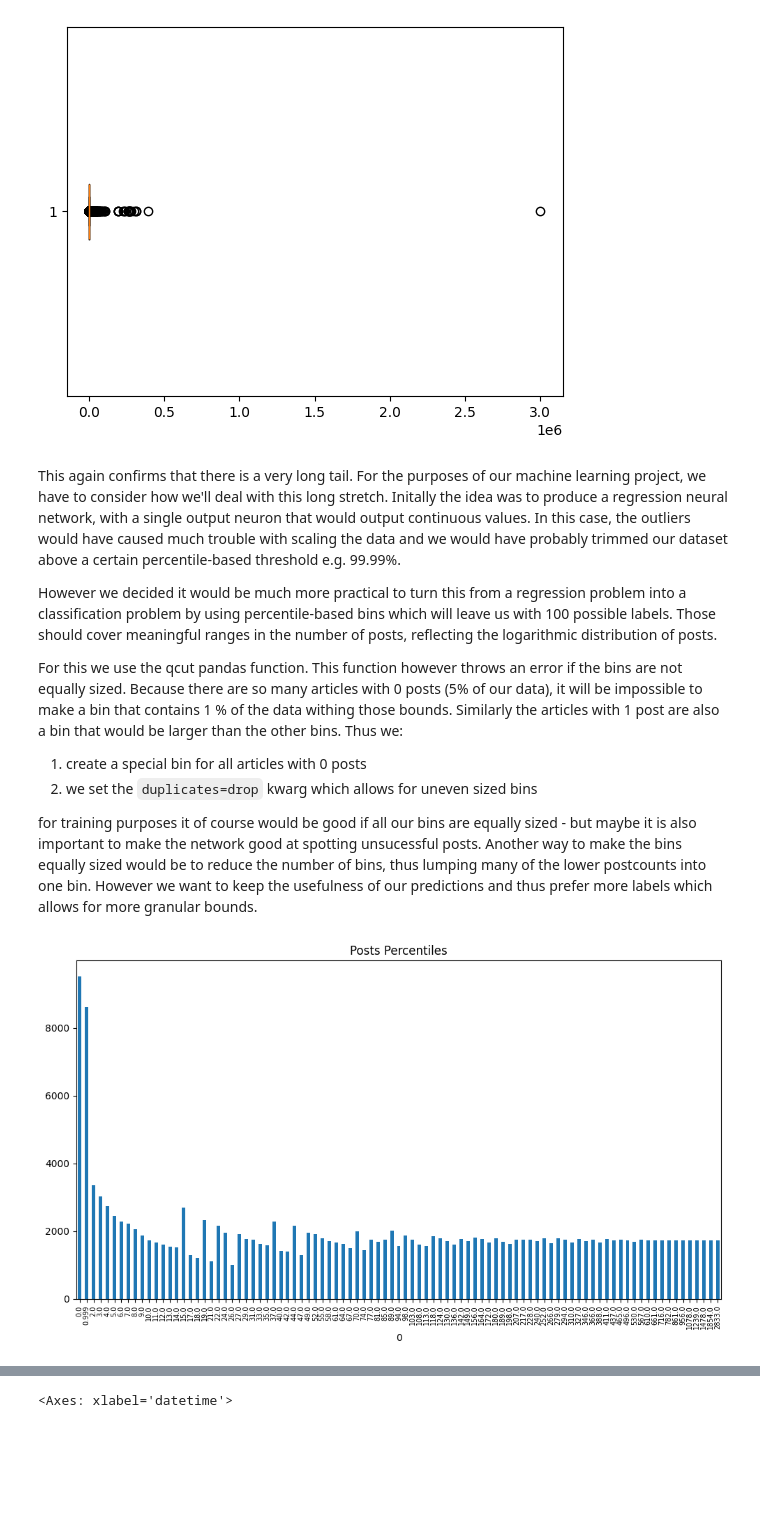
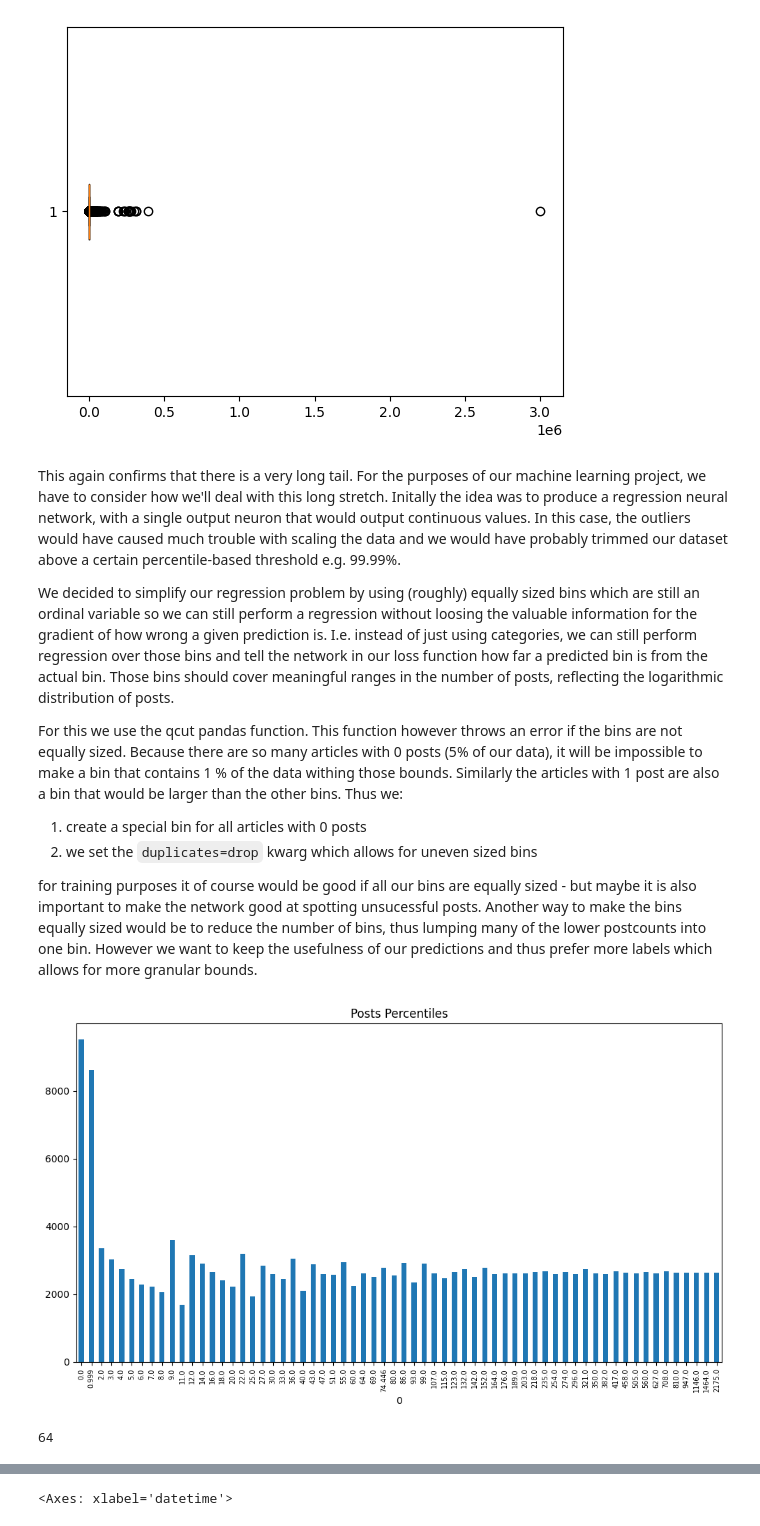
Before and after one commit to pastra98/AI_Lab, a Jupyter notebook: assignment/ml_analysis.ipynb, the cells around one changed output, grey strips where cells are left out. Cells and saved outputs as stored; diff of their text form; code cells hidden in the pictures; blank space fills up the shorter version.

Commit message:
need to clean this up but good enough for today

```diff
--- a/assignment/ml_analysis.ipynb
+++ b/assignment/ml_analysis.ipynb
@@ -220,38 +220,35 @@ Increasingly smaller buckets:
 Name: n_posts, dtype: float64
 [figure]
 # %% [markdown]
-This again confirms that there is a very long tail. For the purposes of our machine learning project, we have to consider how we'll deal with this long stretch. Initally the idea was to produce a regression neural network, with a single output neuron that would output continuous values. In this case, the outliers would have caused much trouble with scaling the data and we would have probably trimmed our dataset above a certain percentile-based threshold e.g. 99.99%.
+ This again confirms that there is a very long tail. For the purposes of our machine learning project, we have to consider how we'll deal with this long stretch. Initally the idea was to produce a regression neural network, with a single output neuron that would output continuous values. In this case, the outliers would have caused much trouble with scaling the data and we would have probably trimmed our dataset above a certain percentile-based threshold e.g. 99.99%.
 
-However we decided it would be much more practical to turn this from a regression problem into a classification problem by using percentile-based bins which will leave us with 100 possible labels. Those should cover meaningful ranges in the number of posts, reflecting the logarithmic distribution of posts.
+ We decided to simplify our regression problem by using (roughly) equally sized bins which are still an ordinal variable so we can still perform a regression without loosing the valuable information for the gradient of how wrong a given prediction is. I.e. instead of just using categories, we can still perform regression over those bins and tell the network in our loss function how far a predicted bin is from the actual bin. Those bins should cover meaningful ranges in the number of posts, reflecting the logarithmic distribution of posts.
 
-For this we use the qcut pandas function. This function however throws an error if the bins are not equally sized. Because there are so many articles with 0 posts (5% of our data), it will be impossible to make a bin that contains 1 % of the data withing those bounds. Similarly the articles with 1 post are also a bin that would be larger than the other bins. Thus we:
+ For this we use the qcut pandas function. This function however throws an error if the bins are not equally sized. Because there are so many articles with 0 posts (5% of our data), it will be impossible to make a bin that contains 1 % of the data withing those bounds. Similarly the articles with 1 post are also a bin that would be larger than the other bins. Thus we:
 
-1. create a special bin for all articles with 0 posts
-2. we set the `duplicates=drop` kwarg which allows for uneven sized bins
+ 1. create a special bin for all articles with 0 posts
+ 2. we set the `duplicates=drop` kwarg which allows for uneven sized bins
 
-for training purposes it of course would be good if all our bins are equally sized - but maybe it is also important to make the network good at spotting unsucessful posts. Another way to make the bins equally sized would be to reduce the number of bins, thus lumping many of the lower postcounts into one bin. However we want to keep the usefulness of our predictions and thus prefer more labels which allows for more granular bounds.
+ for training purposes it of course would be good if all our bins are equally sized - but maybe it is also important to make the network good at spotting unsucessful posts. Another way to make the bins equally sized would be to reduce the number of bins, thus lumping many of the lower postcounts into one bin. However we want to keep the usefulness of our predictions and thus prefer more labels which allows for more granular bounds.
 # %%
-# this line needs to be executed if you want to run the code again
-df.drop(columns=['n_posts_percentile'], inplace=True)
-
 nonzero = df['n_posts'] > 0
 
 # Apply qcut to these rows and convert the result to string
-df.loc[nonzero, 'n_posts_percentile'] = pd.qcut(df.loc[nonzero, 'n_posts'],
-                                             q=99,
+df.loc[nonzero, 'n_posts_percentile'] = pd.qcut(df.loc[nonzero, 'n_posts'], q=65,
                                              duplicates='drop').astype(str)
 
 # Set the 0 posts to '0'
-zero = df['n_posts'] == 0
-df.loc[zero, 'n_posts_percentile'] = '0'
+df.loc[df['n_posts'] == 0, 'n_posts_percentile'] = '0.0'
 
+# extract the lower bound of the bins and convert to float
 lower_bound = df['n_posts_percentile'].value_counts().index.str.extract(r'(\d+\.\d+)').astype(float)
-lower_bound[lower_bound.isna()] = 0 # the 0 posts percentile is not captured by the regex
 s = pd.Series(df['n_posts_percentile'].value_counts().values, index=lower_bound[0])
 s.sort_index().plot(kind='bar', figsize=(10, 6))
 plt.xticks(fontsize=7)
 plt.title('Posts Percentiles')
 plt.tight_layout()
 plt.show()
+print(len(df['n_posts_percentile'].value_counts()))
 # %% [output]
-[figure, old version]
+[figure, new version]
+64
```
Also changed, not shown: parts of 25 cells of this notebook, 1 other file.
